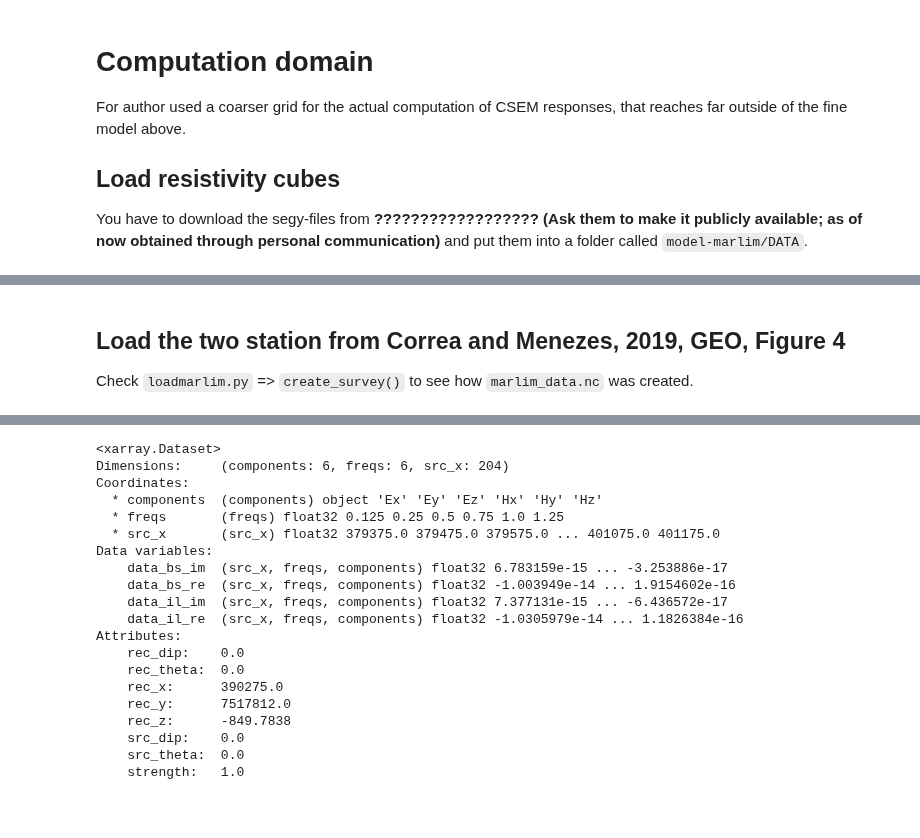
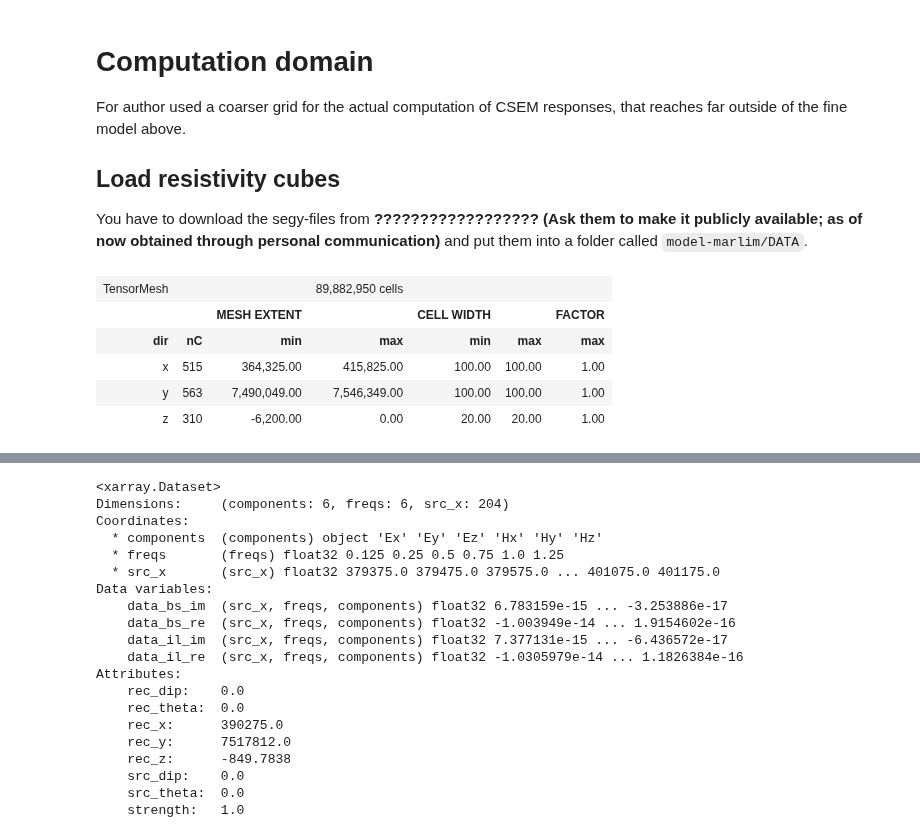
Before and after one commit to swung-research/3d-csem-open-source-landscape, a Jupyter notebook: model-marlim/MarlimR3D-Model.ipynb, the cells around one changed output, grey strips where cells are left out. Drawn from its saved outputs; the diff is of its cells as text; code cells hidden in the pictures; blank space fills up the shorter version.

```diff
--- a/model-marlim/MarlimR3D-Model.ipynb
+++ b/model-marlim/MarlimR3D-Model.ipynb
@@ -100,7 +98,15 @@ For author used a coarser grid for the actual computation of CSEM responses, tha
 
 You have to download the segy-files from **?????????????????? (Ask them to make it publicly available; as of now obtained through personal communication)** and put them into a folder called `model-marlim/DATA`.
 # %%
-mesh, res_h, res_v = loadmarlim.load_model('comp')
+mesh, res_h = loadmarlim.load_model('comp')
+mesh
+# %% [output]
+| TensorMesh |  |  | 89,882,950 cells |  |  |  |
+|  |  | MESH EXTENT |  | CELL WIDTH |  | FACTOR |
+| dir | nC | min | max | min | max | max |
+| x | 515 | 364,325.00 | 415,825.00 | 100.00 | 100.00 | 1.00 |
+| y | 563 | 7,490,049.00 | 7,546,349.00 | 100.00 | 100.00 | 1.00 |
+| z | 310 | -6,200.00 | 0.00 | 20.00 | 20.00 | 1.00 |
 # %%
 mesh.plot_3d_slicer(np.log10(res_h))
 
@@ -134,7 +140,3 @@ plt.subplots_adjust(bottom=0.1, top=0.9, left=0.1, right=0.9)
 # %% [output]
 [interactive output not drawn]
 [interactive output not drawn]
-# %% [markdown]
-## Load the two station from Correa and Menezes, 2019, GEO, Figure 4
-
-Check `loadmarlim.py` => `create_survey()` to see how `marlim_data.nc` was created.
```
Also changed, not shown: parts of 6 cells of this notebook, 6 other files.
